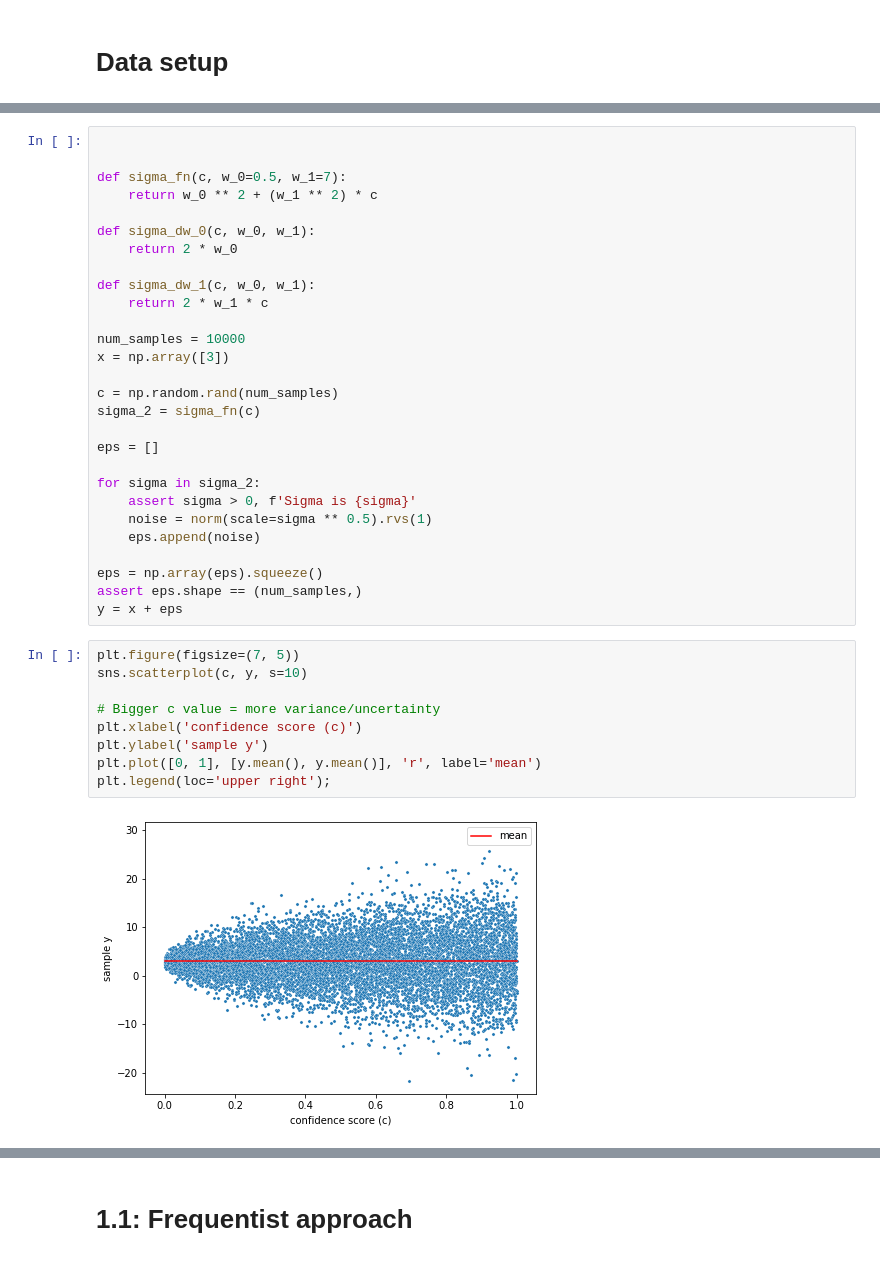
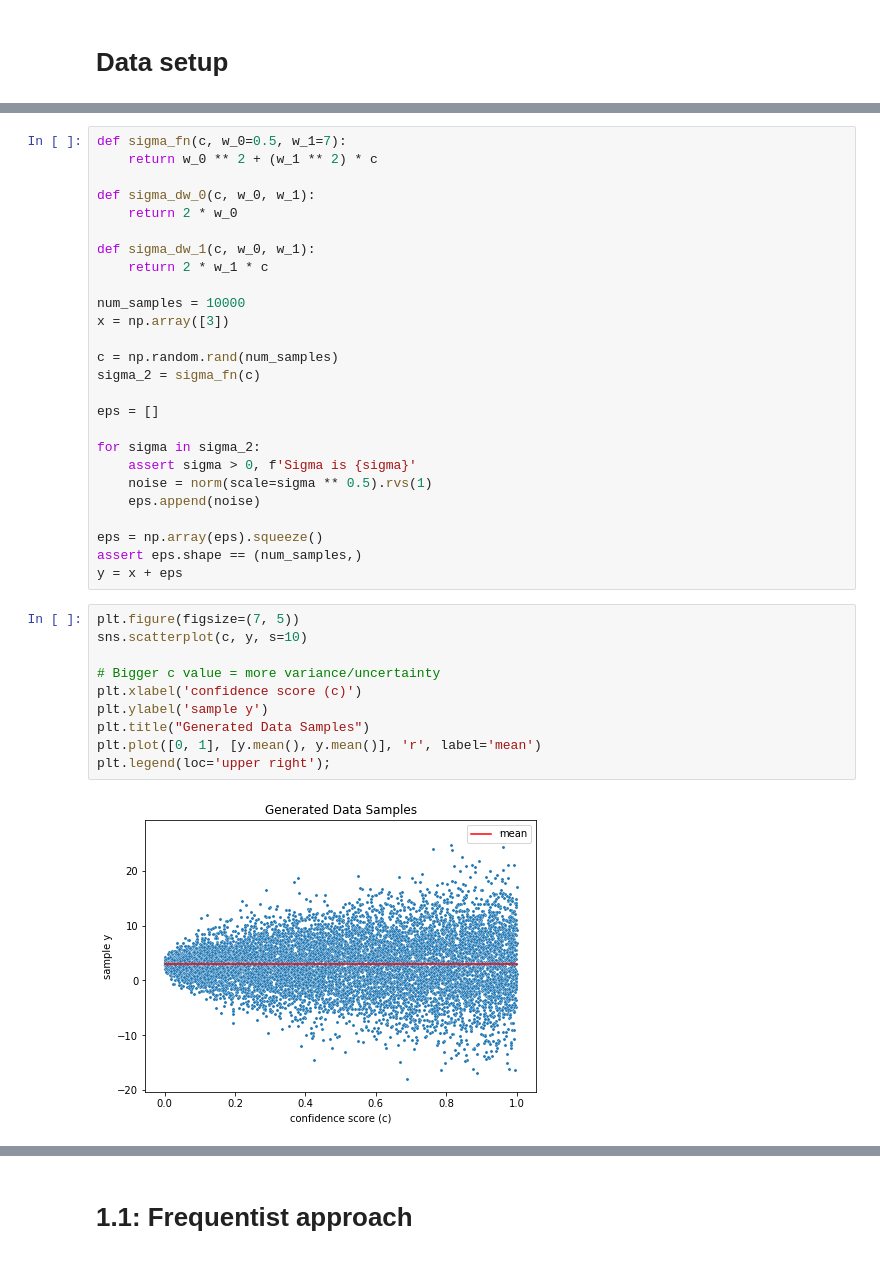
Before and after one commit to MARVINMENG0/bayes-ml, a Jupyter notebook: experiments.ipynb, the cells around one changed output, grey strips where cells are left out. Drawn from its saved outputs; the diff is of its cells as text.

```diff
--- a/experiments.ipynb
+++ b/experiments.ipynb
@@ -12,7 +14,5 @@ import torch
 %matplotlib inline
 # %%
-
-
 def sigma_fn(c, w_0=0.5, w_1=7):
     return w_0 ** 2 + (w_1 ** 2) * c
 
@@ -41,14 +41,15 @@ y = x + eps
 # %%
 plt.figure(figsize=(7, 5))
 sns.scatterplot(c, y, s=10)
 
 # Bigger c value = more variance/uncertainty
 plt.xlabel('confidence score (c)')
 plt.ylabel('sample y')
+plt.title("Generated Data Samples")
 plt.plot([0, 1], [y.mean(), y.mean()], 'r', label='mean')
 plt.legend(loc='upper right');
 # %% [output]
-[figure, old version]
+[figure, new version]
 # %%
 y[c < 0.1].std(), y[c > 0.9].std()
 # %% [output]
```
Also changed, not shown: parts of 18 cells of this notebook.
